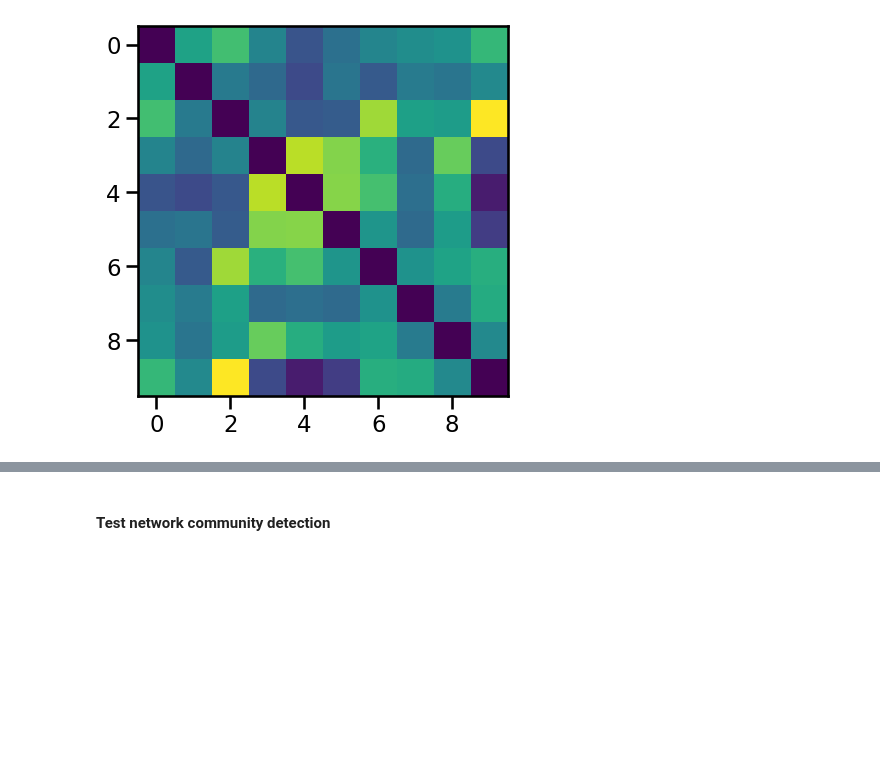
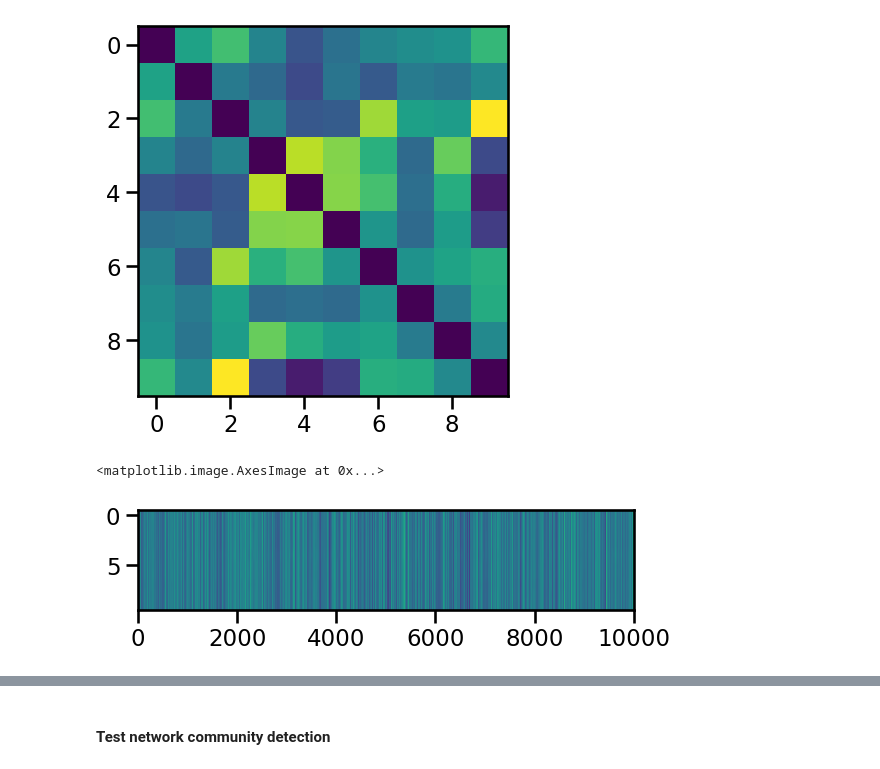
Before and after one commit to neuroinfolab/GeneEx2Conn, a Jupyter notebook: data_demo.ipynb, the cells around one changed output, grey strips where cells are left out. Drawn from its saved outputs; the diff is of its cells as text; code cells hidden in the pictures; blank space fills up the shorter version.

```diff
--- a/data_demo.ipynb
+++ b/data_demo.ipynb
@@ -208,4 +208,9 @@ plt.imshow(ut_connectome)
 # %% [output]
 <matplotlib.image.AxesImage at 0x...>
 [figure]
+# %%
+plt.imshow(ut_in_ahba, aspect=200)
+# %% [output]
+<matplotlib.image.AxesImage at 0x...>
+[figure, added]
 # %%
```
Also changed, not shown: parts of 16 cells of this notebook, 5 other files.
